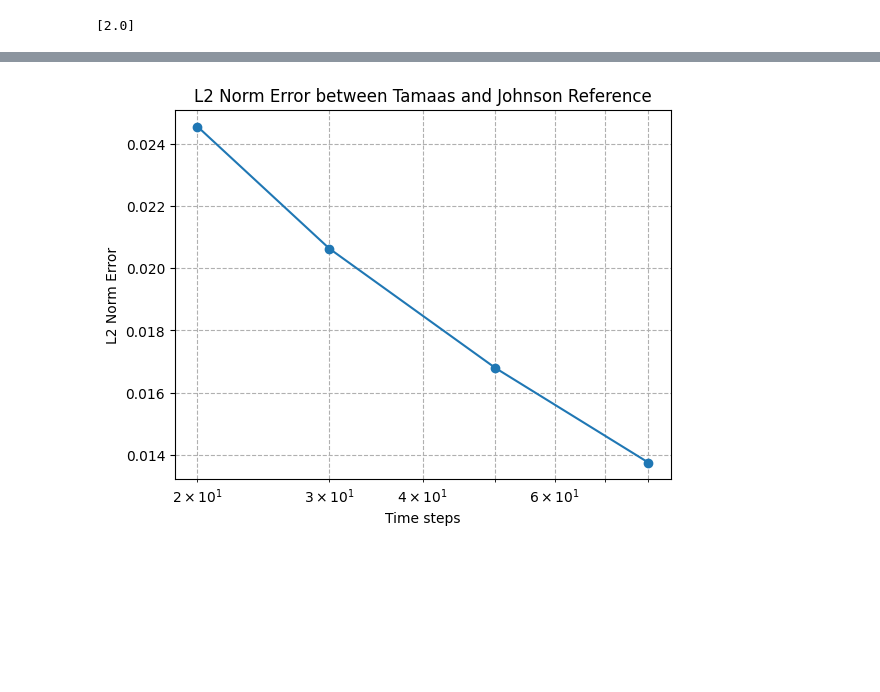
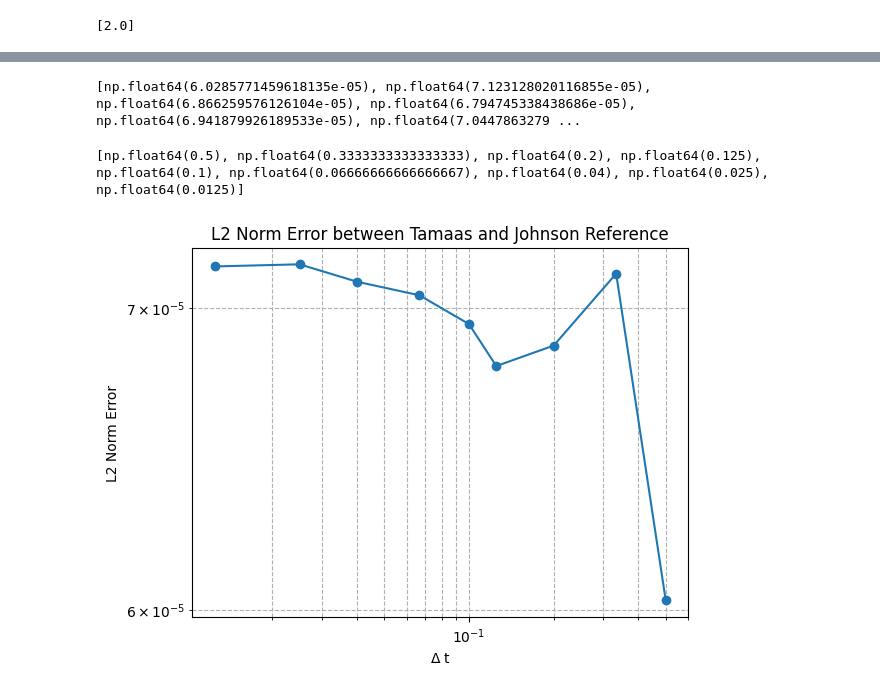
Before and after one commit to NathanLZC/Master-internship-repo-at-Institut-dAlembert, a Jupyter notebook: Week25/convergence_analysis/L2_norm.ipynb, the cells around one changed output, grey strips where cells are left out. Drawn from its saved outputs; the diff is of its cells as text; code cells hidden in the pictures; blank space fills up the shorter version.

Commit message:
convergence analysis with normalization for A_c, t, F_N, try for L2 norm normalization

```diff
--- a/Week25/convergence_analysis/L2_norm.ipynb
+++ b/Week25/convergence_analysis/L2_norm.ipynb
@@ -168,10 +140,7 @@ g_2 = -g_1*(2*G_inf/(2*G_inf-g_1))
 e_1 = 2 * (G[0] + G_inf) * (1+model.nu)
 K = 2 * G_inf * (1+model.nu)
 tau_c = [t*e_1/K for t in tau]
-'''
-for t in np.arange(t0, t1, dt):
-    Ac_Johnson_ref.append((3/8 * Radius * W * (1/g_1 + 1/g_2*(1-np.exp(-t/tau_c[0]))))**(2/3)*np.pi)
-'''
+
 tau_c
 # %% [output]
 G_inf: 1.0  G: [1.0]
@@ -180,12 +185,4 @@ tau: [1]  eta: [1.0]
 # %%
-Ac_tamaas = []
-
-#solve for target pressure
-p_target = W / (L**2) #avarge pressure
-#solver.solve(p_target)
-time_steps_list = [20, 30, 50, 80]
-L2_norms = []
-
 
 for time_steps in time_steps_list:
     dt = (t1 - t0) / time_steps
@@ -193,16 +190,32 @@ for time_steps in time_steps_list:
     Ac_Johnson_ref = []
     # Solver
     solver = tm.MaxwellViscoelastic(model, surface, 1e-12, dt, shear_modulus, characteristic_time)
+    solver.reset()
 
     for t in np.linspace(t0, t1, time_steps):
         solver.solve(p_target)
-        Ac_tamaas.append(np.mean(model.traction > 0) * L**2)
+        contact_area_result = np.mean(model.traction > 0) * L**2
+        normalized_result = contact_area_result / L**2      ######normalized contact area
+        Ac_tamaas.append(normalized_result)
 
     for t in np.arange(t0, t1, dt):
-        Ac_Johnson_ref.append((3 / 8 * Radius * W * (1 / g_1 + 1 / g_2 * (1 - np.exp(-t / tau_c[0]))))**(2/3) * np.pi)
+        Ac_Johnson_ref.append((3 / 8 * Radius * Fn_Johnson * (1 / g_1 + 1 / g_2 * (1 - np.exp(-t / tau_c[0]))))**(2/3) * np.pi)
+
+
+    Ac_tamaas = Ac_tamaas[:-1]
+    Ac_Johnson_ref = Ac_Johnson_ref[1:]
+
+    print(Ac_tamaas)
+    print(Ac_Johnson_ref)
+    print(len(Ac_tamaas))
+    print(len(Ac_Johnson_ref))
 
     # Calculate L2 norm between Ac_tamaas and Ac_Johnson_ref
     L2_error = np.sqrt(np.sum((np.array(Ac_tamaas) - np.array(Ac_Johnson_ref))**2))
+
+    # normalize L2 error
+    L2_error /= np.sqrt(len(Ac_tamaas))
+
     L2_norms.append(L2_error)
 # %% [output]
  Iter          Cost_f           Error
@@ -226,13 +348,18 @@ for time_steps in time_steps_list:
+# %%
+print(L2_norms)
+# %% [output]
+[np.float64(6.0285771459618135e-05), np.float64(7.123128020116855e-05), np.float64(6.866259576126104e-05), np.float64(6.794745338438686e-05), np.float64(6.941879926189533e-05), np.float64(7.0447863279 ...
 # %%
-
+dt_list = [(t1 - t0) / time_steps for time_steps in time_steps_list]
+print(dt_list)
 # Plot log-log graph of L2 norms
 plt.figure()
-plt.plot(time_steps_list, L2_norms, marker='o')
-plt.xlabel('Time steps')
+plt.loglog(dt_list, L2_norms, marker='o')
+plt.xlabel('$\Delta$ t')
 plt.ylabel('L2 Norm Error')
 plt.title('L2 Norm Error between Tamaas and Johnson Reference')
-plt.xscale('log')
 plt.grid(True, which="both", ls="--")
 plt.show()
 # %% [output]
+[np.float64(0.5), np.float64(0.3333333333333333), np.float64(0.2), np.float64(0.125), np.float64(0.1), np.float64(0.06666666666666667), np.float64(0.04), np.float64(0.025), np.float64(0.0125)]
-[figure, old version]
+[figure, new version]
```
Also changed, not shown: parts of 6 cells of this notebook, 2 other files.
